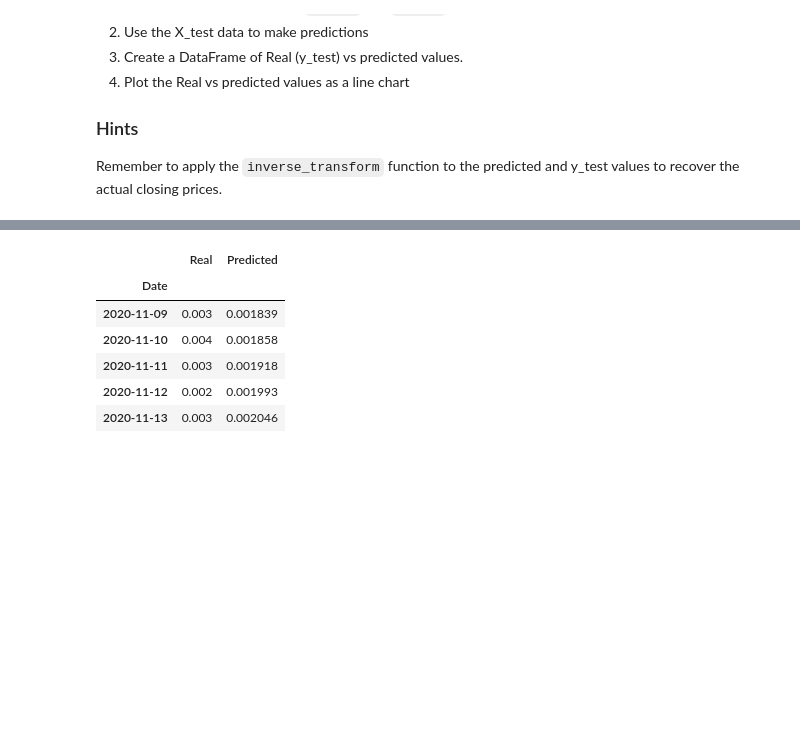
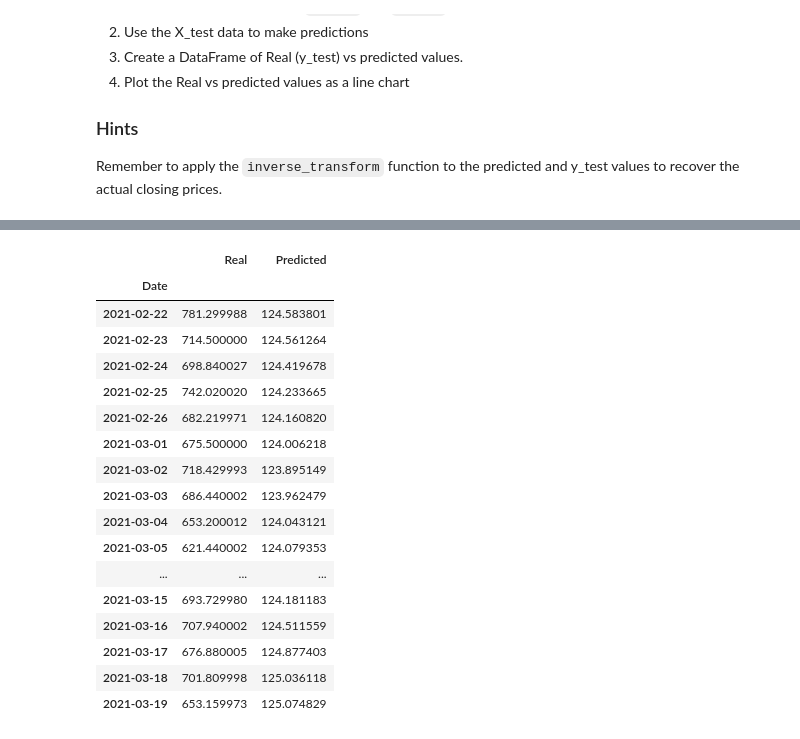
Before and after one commit to dbogatic/stock-evaluation, a Jupyter notebook: lstm_stock_predictor.ipynb, the cells around one changed output, grey strips where cells are left out. Cells and saved outputs as stored; diff of their text form; code cells hidden in the pictures; blank space fills up the shorter version.

```diff
--- a/lstm_stock_predictor.ipynb
+++ b/lstm_stock_predictor.ipynb
@@ -80,7 +78,7 @@ window_size = 10
 # Column index 0 is the `close` column
 feature_column = 0
 target_column = 0
-X, y = window_data(close_df, window_size, feature_column, target_column)
+X, y = window_data(stock_df, window_size, feature_column, target_column)
 
 print (f"X sample values:\n{X[:5]} \n")
 print (f"y sample values:\n{y[:5]}")
@@ -264,16 +267,27 @@ predicted_prices = scaler.inverse_transform(predicted)
 real_prices = scaler.inverse_transform(y_test.reshape(-1, 1))
 # %%
 # Create a DataFrame of Real and Predicted values
-stock = pd.DataFrame({"Real": real_prices.ravel(),"Predicted": predicted_prices.ravel()}, index = close_df.index[-len(real_prices): ])
-stock.head()
+stock = pd.DataFrame({"Real": real_prices.ravel(),"Predicted": predicted_prices.ravel()}, index = stock_df.index[-len(real_prices): ])
+stock.iloc[-20:]
 # %% [output]
 |  | Real | Predicted |
 | Date |  |  |
-| 2020-11-09 | 0.003 | 0.001839 |
-| 2020-11-10 | 0.004 | 0.001858 |
-| 2020-11-11 | 0.003 | 0.001918 |
-| 2020-11-12 | 0.002 | 0.001993 |
-| 2020-11-13 | 0.003 | 0.002046 |
+| 2021-02-22 | 781.299988 | 124.583801 |
+| 2021-02-23 | 714.500000 | 124.561264 |
+| 2021-02-24 | 698.840027 | 124.419678 |
+| 2021-02-25 | 742.020020 | 124.233665 |
+| 2021-02-26 | 682.219971 | 124.160820 |
+| 2021-03-01 | 675.500000 | 124.006218 |
+| 2021-03-02 | 718.429993 | 123.895149 |
+| 2021-03-03 | 686.440002 | 123.962479 |
+| 2021-03-04 | 653.200012 | 124.043121 |
+| 2021-03-05 | 621.440002 | 124.079353 |
+| ... | ... | ... |
+| 2021-03-15 | 693.729980 | 124.181183 |
+| 2021-03-16 | 707.940002 | 124.511559 |
+| 2021-03-17 | 676.880005 | 124.877403 |
+| 2021-03-18 | 701.809998 | 125.036118 |
+| 2021-03-19 | 653.159973 | 125.074829 |
 # %%
 # Plot the real vs predicted values as a line chart
 stock.plot(rot=90)
```
Also changed, not shown: parts of 9 cells of this notebook, 5 other files.
